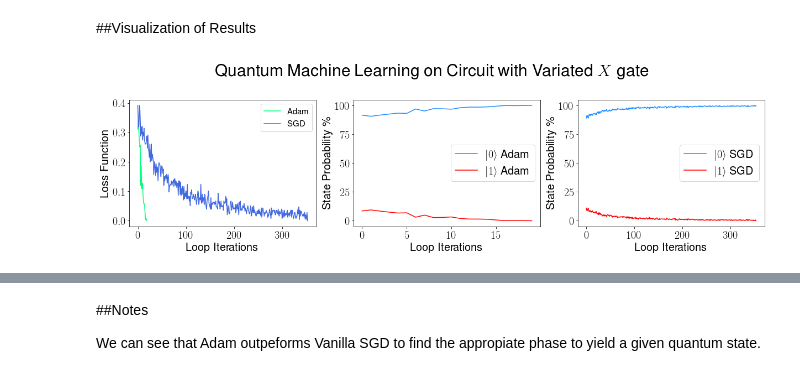
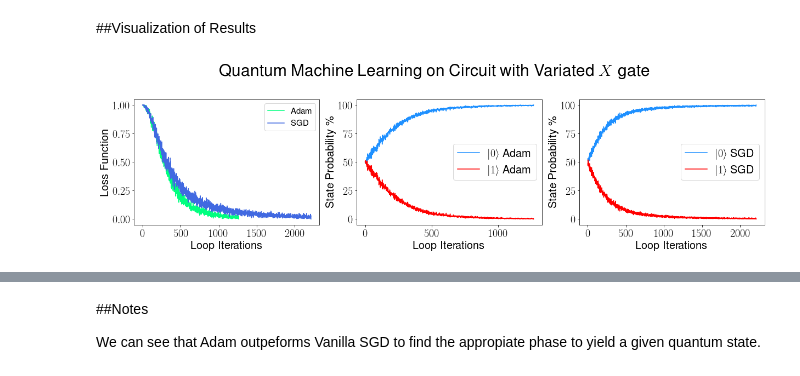
Before and after one commit to enriqueasegura/Quantum-X, a Jupyter notebook: QMLHEP_Task.ipynb, the cells around one changed output, grey strips where cells are left out. Cells and saved outputs as stored; diff of their text form; code cells hidden in the pictures.

```diff
--- a/QMLHEP_Task.ipynb
+++ b/QMLHEP_Task.ipynb
@@ -461,10 +461,18 @@ def qml_sgd(random_t_parameter, adam_toggle):
   beta_1 = 0.9
   beta_2 = 0.999
   smoothing_epsilon = 1e-8
-  learning_rate = 0.01
+  learning_rate = 0.001
+
+  first_gradient_moment = 0
+  second_gradient_moment = 0
+
+  first_gradient_moment_arr = []
+  second_gradient_moment_arr = []
+
+  first_gradient_moment_arr.append(first_gradient_moment)
+  second_gradient_moment_arr.append(second_gradient_moment)
 
   while status == 'not done':
-    count += 1
     #get results
     #print('current count: ', count)
     #print('current weight:', random_t_parameter)
@@ -488,7 +496,7 @@ def qml_sgd(random_t_parameter, adam_toggle):
     label_arr.append(current_predicted_label_value)
 
     current_loss_value = 1 - np.square(current_predicted_label_value)
-    #print('current loss: ', current_loss_value)
+    print('count: ', count, 'current loss: ', current_loss_value)
     loss_arr.append(current_loss_value)
 
     current_gradient_value = 2*current_predicted_label_value
@@ -497,7 +505,7 @@ def qml_sgd(random_t_parameter, adam_toggle):
     current_grad_square = np.square(current_gradient_value)
 
 
-    if count > 5000:
+    if count >= 3000:
       print('count is way too much!')
       status = 'done'
       break
@@ -508,12 +516,22 @@ def qml_sgd(random_t_parameter, adam_toggle):
       cirq.plot_state_histogram(results)
 
     elif adam_toggle == 'on':
+      curr_gradient_value = current_loss_value
       #This code updates the moment vector's parameters.
+      next_first_gradient_moment = beta_1 * first_gradient_moment_arr[count] + (1 - beta_1) * curr_gradient_value
+      first_gradient_moment_arr.append(next_first_gradient_moment)
 
+      next_second_gradient_moment = beta_2 * second_gradient_moment_arr[count] + (1 - beta_2) * np.square(curr_gradient_value)
+      second_gradient_moment_arr.append(next_second_gradient_moment)
+
+      bias_corrected_first_moment = np.divide(first_gradient_moment_arr[count], 1 - np.power(beta_1, count+1))
+      bias_corrected_second_moment = np.divide(second_gradient_moment_arr[count], 1 - np.power(beta_2, count+1))
+
+      """
       next_gradient_moment = beta_1*gradient_moment +(1-beta_1)*current_gradient_value
       #biased corrected first estimate
 
-      biased_gradient_moment = next_gradient_moment / (1- beta_1**count)
+      biased_gradient_moment = next_gradient_moment / (1- beta_1**(count+1))
 
       #swap the value for the next iteration
       gradient_moment = next_gradient_moment
@@ -521,15 +539,17 @@ def qml_sgd(random_t_parameter, adam_toggle):
       next_momentum_moment = beta_2*momentum_moment + (1-beta_2)*np.square(current_gradient_value)
 
       #biased corrected first estimate for momentum
-      biased_momentum_moment = next_momentum_moment / (1 - beta_2**count)
+      biased_momentum_moment = next_momentum_moment / (1 - beta_2**(count+1))
 
       #another swap
       momentum_moment = next_momentum_moment
-
+      """
       #adjust the weights to find optimal parameters
-      random_t_parameter= random_t_parameter -  learning_rate* biased_gradient_moment / (np.sqrt(biased_momentum_moment) + smoothing_epsilon)
+      random_t_parameter -= learning_rate * np.divide(bias_corrected_first_moment , (np.sqrt(bias_corrected_second_moment) + smoothing_epsilon))
+      count+=1
     else:
-      random_t_parameter -= learning_rate*current_loss_value*current_gradient_value/current_grad_square
+      random_t_parameter -= learning_rate*current_loss_value*current_grad_square/current_grad_square
+      count+=1
 
   return(weight_arr, loss_arr, grad_arr, weight_arr[-1], label_arr, zero_state_arr, one_state_arr)
 # %% [markdown]
@@ -556,7 +608,7 @@ Done! Final Weight:  4.043350630098459
 # %% [markdown]
 ##Visualization of Results
 # %%
-plot_ml = plt.figure(figsize=(17,5))
+plt.figure(figsize=(17,5))
 plt.subplot(131)
 plt.tick_params(labelsize=20)
 plt.plot(test[1], color='springgreen', linestyle='-', label='Adam')
@@ -569,31 +621,31 @@ plt.legend(fontsize=15, loc='best')
 plt.subplot(132)
 
 plt.plot(test[5], label = r'$|0 \rangle$ Adam', linestyle='-',color='dodgerblue')
 plt.plot( test[6], label = r'$|1 \rangle$ Adam', linestyle='-', color='red')
 
 plt.legend(loc='best', fontsize=20)
 plt.tick_params(labelsize=20)
 
 plt.xlabel('Loop Iterations', fontsize=20)
 plt.ylabel('State Probability \%', fontsize=20)
 
 plt.subplot(133)
 
 plt.plot(test_off[5], label = r'$|0 \rangle$ SGD', linestyle='-',color='dodgerblue')
 plt.plot( test_off[6], label = r'$|1 \rangle$ SGD', linestyle='-', color='red')
 
 plt.legend(loc='best', fontsize=20)
 plt.tick_params(labelsize=20)
 
 plt.xlabel('Loop Iterations', fontsize=20)
 plt.ylabel('State Probability \%', fontsize=20)
 
 
 plt.suptitle(r'Quantum Machine Learning on Circuit with Variated $X$ gate', fontsize=30)
 plt.tick_params(labelsize=20)
 
 plt.tight_layout()
 
 plt.subplots_adjust(top=.8)
 # %% [output]
-[figure, old version]
+[figure, new version]
```
Also changed, not shown: parts of 11 cells of this notebook.
